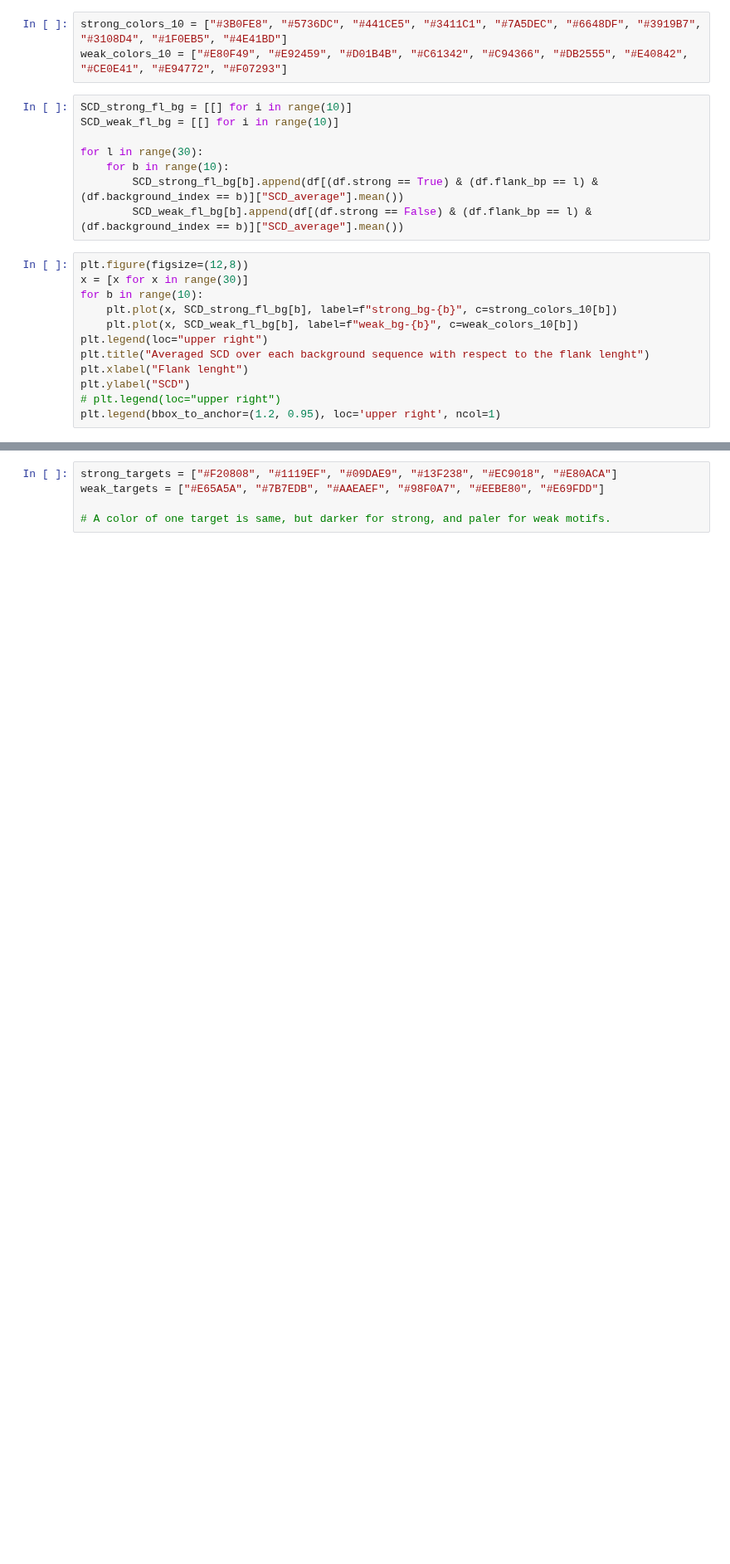
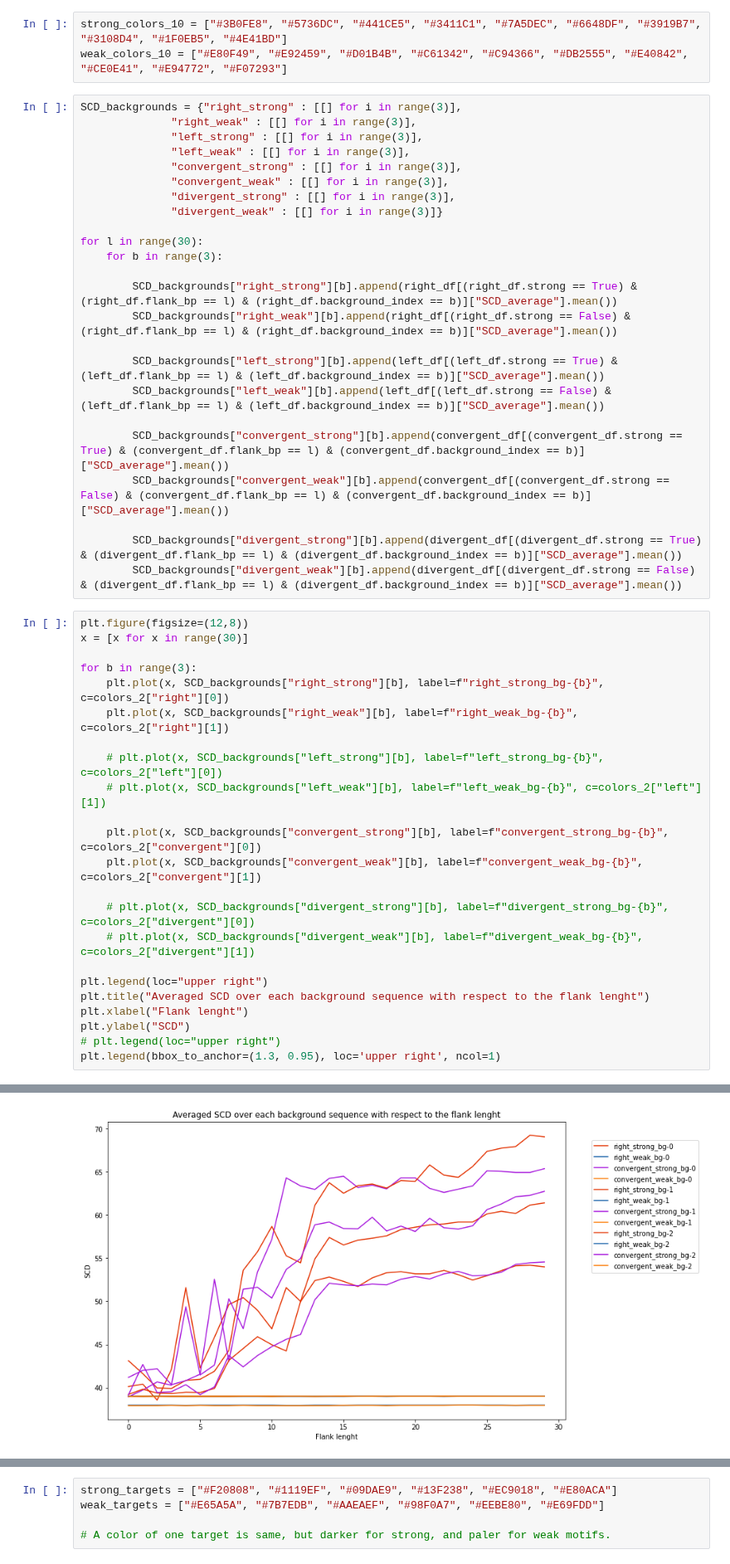
Before and after one commit to Fudenberg-Research-Group/akita_utils, a Jupyter notebook: bin/insert_virtual_flanks_experiment/analysis/big_experiment.ipynb, the cells around one changed output, grey strips where cells are left out. Shown at 83% size. Cells and saved outputs as stored; diff of their text form; blank space fills up the shorter version.

```diff
--- a/bin/insert_virtual_flanks_experiment/analysis/big_experiment.ipynb
+++ b/bin/insert_virtual_flanks_experiment/analysis/big_experiment.ipynb
@@ -81,22 +204,50 @@ Tendency is the same, but SCD values generally higher that I got last time.
 strong_colors_10 = ["#3B0FE8", "#5736DC", "#441CE5", "#3411C1", "#7A5DEC", "#6648DF", "#3919B7", "#3108D4", "#1F0EB5", "#4E41BD"]
 weak_colors_10 = ["#E80F49", "#E92459", "#D01B4B", "#C61342", "#C94366", "#DB2555", "#E40842", "#CE0E41", "#E94772", "#F07293"]
 # %%
-SCD_strong_fl_bg = [[] for i in range(10)]
-SCD_weak_fl_bg = [[] for i in range(10)]
+SCD_backgrounds = {"right_strong" : [[] for i in range(3)],
+              "right_weak" : [[] for i in range(3)],
+              "left_strong" : [[] for i in range(3)],
+              "left_weak" : [[] for i in range(3)],
+              "convergent_strong" : [[] for i in range(3)],
+              "convergent_weak" : [[] for i in range(3)],
+              "divergent_strong" : [[] for i in range(3)],
+              "divergent_weak" : [[] for i in range(3)]}
 
 for l in range(30):
-    for b in range(10):
-        SCD_strong_fl_bg[b].append(df[(df.strong == True) & (df.flank_bp == l) & (df.background_index == b)]["SCD_average"].mean())
-        SCD_weak_fl_bg[b].append(df[(df.strong == False) & (df.flank_bp == l) & (df.background_index == b)]["SCD_average"].mean())
+    for b in range(3):
+
+        SCD_backgrounds["right_strong"][b].append(right_df[(right_df.strong == True) & (right_df.flank_bp == l) & (right_df.background_index == b)]["SCD_average"].mean())
+        SCD_backgrounds["right_weak"][b].append(right_df[(right_df.strong == False) & (right_df.flank_bp == l) & (right_df.background_index == b)]["SCD_average"].mean())
+
+        SCD_backgrounds["left_strong"][b].append(left_df[(left_df.strong == True) & (left_df.flank_bp == l) & (left_df.background_index == b)]["SCD_average"].mean())
+        SCD_backgrounds["left_weak"][b].append(left_df[(left_df.strong == False) & (left_df.flank_bp == l) & (left_df.background_index == b)]["SCD_average"].mean())
+
+        SCD_backgrounds["convergent_strong"][b].append(convergent_df[(convergent_df.strong == True) & (convergent_df.flank_bp == l) & (convergent_df.background_index == b)]["SCD_average"].mean())
+        SCD_backgrounds["convergent_weak"][b].append(convergent_df[(convergent_df.strong == False) & (convergent_df.flank_bp == l) & (convergent_df.background_index == b)]["SCD_average"].mean())
+
+        SCD_backgrounds["divergent_strong"][b].append(divergent_df[(divergent_df.strong == True) & (divergent_df.flank_bp == l) & (divergent_df.background_index == b)]["SCD_average"].mean())
+        SCD_backgrounds["divergent_weak"][b].append(divergent_df[(divergent_df.strong == False) & (divergent_df.flank_bp == l) & (divergent_df.background_index == b)]["SCD_average"].mean())
 # %%
 plt.figure(figsize=(12,8))
 x = [x for x in range(30)]
-for b in range(10):
-    plt.plot(x, SCD_strong_fl_bg[b], label=f"strong_bg-{b}", c=strong_colors_10[b])
-    plt.plot(x, SCD_weak_fl_bg[b], label=f"weak_bg-{b}", c=weak_colors_10[b])
+
+for b in range(3):
+    plt.plot(x, SCD_backgrounds["right_strong"][b], label=f"right_strong_bg-{b}", c=colors_2["right"][0])
+    plt.plot(x, SCD_backgrounds["right_weak"][b], label=f"right_weak_bg-{b}", c=colors_2["right"][1])
+
+    # plt.plot(x, SCD_backgrounds["left_strong"][b], label=f"left_strong_bg-{b}", c=colors_2["left"][0])
+    # plt.plot(x, SCD_backgrounds["left_weak"][b], label=f"left_weak_bg-{b}", c=colors_2["left"][1])
+
+    plt.plot(x, SCD_backgrounds["convergent_strong"][b], label=f"convergent_strong_bg-{b}", c=colors_2["convergent"][0])
+    plt.plot(x, SCD_backgrounds["convergent_weak"][b], label=f"convergent_weak_bg-{b}", c=colors_2["convergent"][1])
+
+    # plt.plot(x, SCD_backgrounds["divergent_strong"][b], label=f"divergent_strong_bg-{b}", c=colors_2["divergent"][0])
+    # plt.plot(x, SCD_backgrounds["divergent_weak"][b], label=f"divergent_weak_bg-{b}", c=colors_2["divergent"][1])
+
 plt.legend(loc="upper right")
 plt.title("Averaged SCD over each background sequence with respect to the flank lenght")
 plt.xlabel("Flank lenght")
 plt.ylabel("SCD")
 # plt.legend(loc="upper right")
-plt.legend(bbox_to_anchor=(1.2, 0.95), loc='upper right', ncol=1)
+plt.legend(bbox_to_anchor=(1.3, 0.95), loc='upper right', ncol=1)
+# %% [output]
@@ -103,2 +255,3 @@ plt.legend(bbox_to_anchor=(1.2, 0.95), loc='upper right', ncol=1)
+[figure, added]
 # %% [markdown]
 ### Comment:
```
Also changed, not shown: parts of 18 cells of this notebook.
